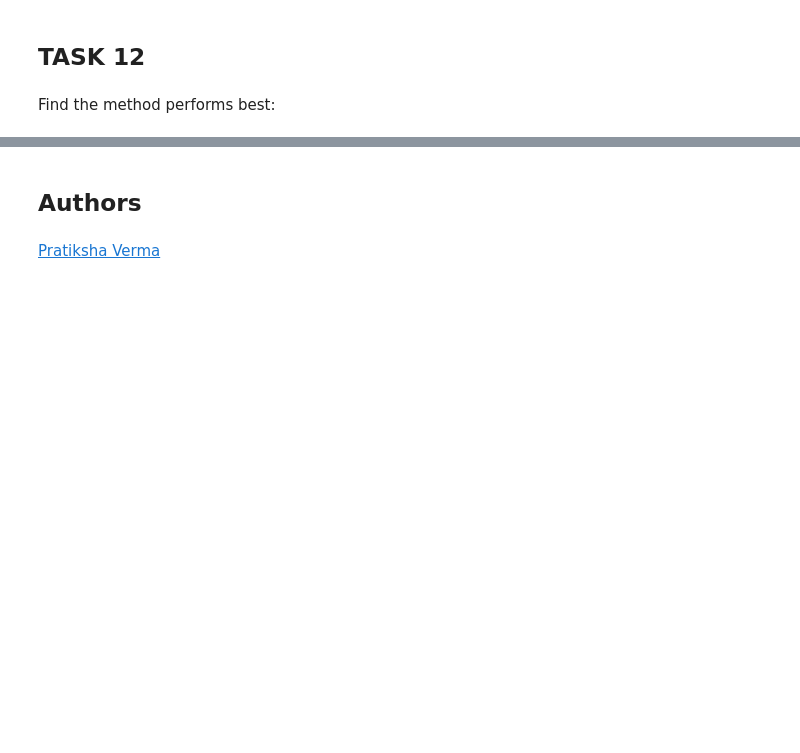
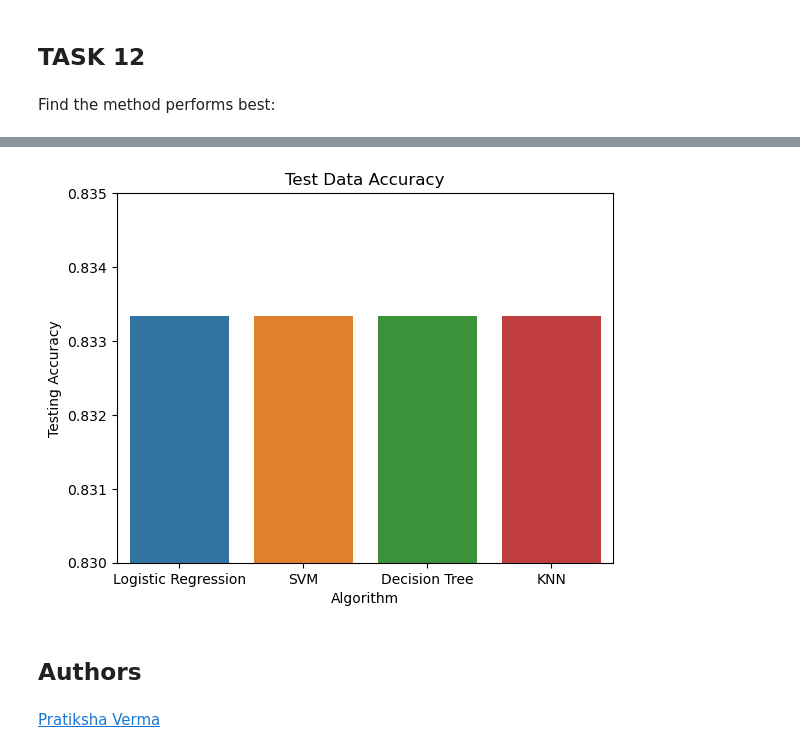
Before and after one commit to PI-IBM/IBM_applied_data_science, a Jupyter notebook: SpaceX_Machine_Learning_Prediction_Part_5.jupyterlite.ipynb, the cells around one changed output, grey strips where cells are left out. Drawn from its saved outputs; the diff is of its cells as text; code cells hidden in the pictures; blank space fills up the shorter version.

```diff
--- a/SpaceX_Machine_Learning_Prediction_Part_5.jupyterlite.ipynb
+++ b/SpaceX_Machine_Learning_Prediction_Part_5.jupyterlite.ipynb
@@ -349,3 +356,14 @@ Find the method performs best:
+# %%
+testing_accuracy = pd.DataFrame({'Algorithm': ['Logistic Regression', 'SVM','Decision Tree','KNN'],
+'Testing Accuracy': [logreg_cv.score(X_test, Y_test), svm_cv.score(X_test, Y_test),
+tree_cv.score(X_test, Y_test), knn_cv.score(X_test, Y_test)]})
+
+sns.barplot(x='Algorithm', y='Testing Accuracy', data=testing_accuracy)
+plt.title('Test Data Accuracy')
+plt.ylim(0.83, 0.8350)
+plt.show()
+# %% [output]
+[figure, added]
 # %% [markdown]
 ## Authors
 # %% [markdown]
```
Also changed, not shown: parts of 12 cells of this notebook.
